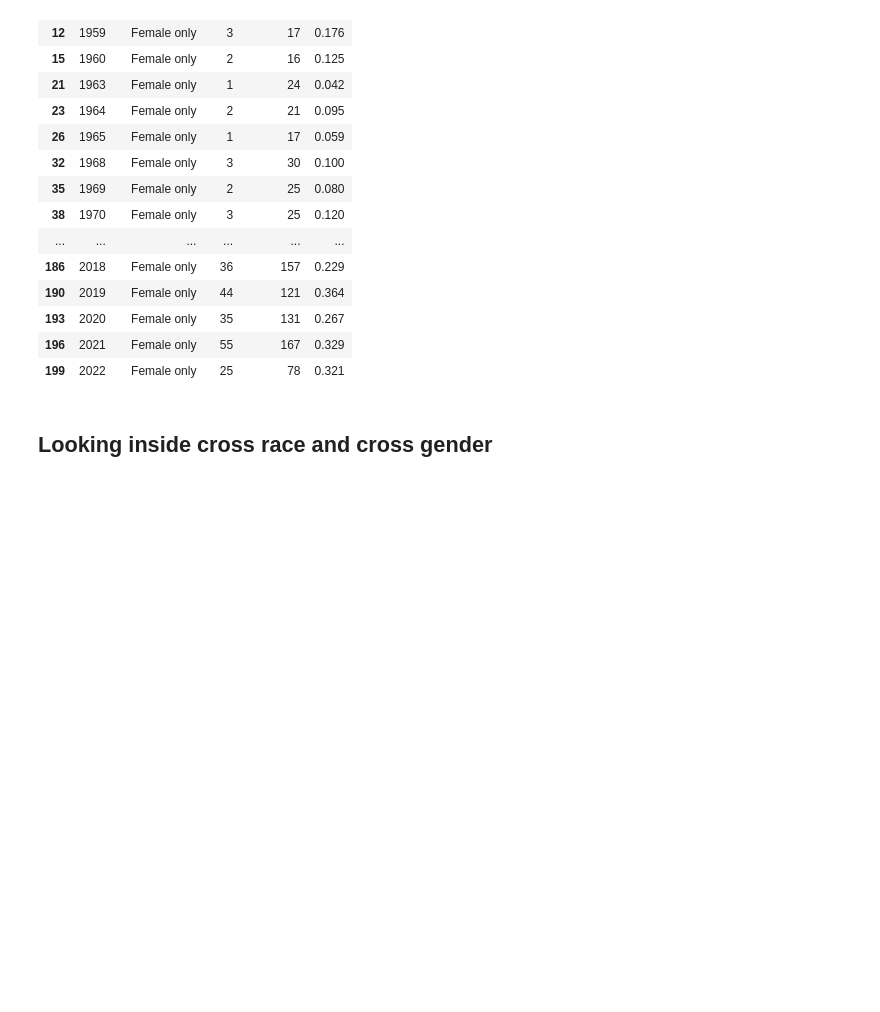
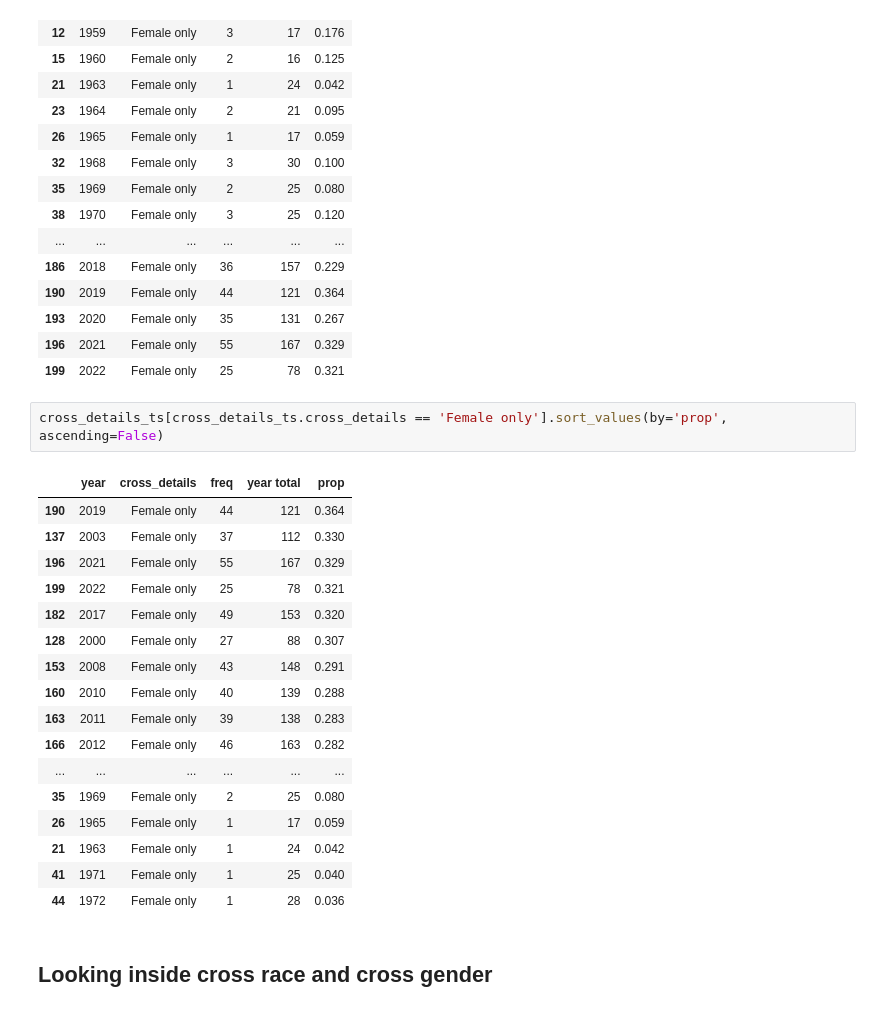
Before and after one commit to hongtaoh/ICA_Journals, a Jupyter notebook: Analysis_and_Plotting/2022-10-28-Analyze-collaboration.ipynb, the cells around one changed output. Cells and saved outputs as stored; diff of their text form; blank space fills up the shorter version.

```diff
--- a/Analysis_and_Plotting/2022-10-28-Analyze-collaboration.ipynb
+++ b/Analysis_and_Plotting/2022-10-28-Analyze-collaboration.ipynb
@@ -447,6 +461,26 @@ cross_details_ts[cross_details_ts.cross_details == 'Female only']
 | 193 | 2020 | Female only | 35 | 131 | 0.267 |
 | 196 | 2021 | Female only | 55 | 167 | 0.329 |
 | 199 | 2022 | Female only | 25 | 78 | 0.321 |
+# %%
+cross_details_ts[cross_details_ts.cross_details == 'Female only'].sort_values(by='prop', ascending=False)
+# %% [output]
+|  | year | cross_details | freq | year total | prop |
+| 190 | 2019 | Female only | 44 | 121 | 0.364 |
+| 137 | 2003 | Female only | 37 | 112 | 0.330 |
+| 196 | 2021 | Female only | 55 | 167 | 0.329 |
+| 199 | 2022 | Female only | 25 | 78 | 0.321 |
+| 182 | 2017 | Female only | 49 | 153 | 0.320 |
+| 128 | 2000 | Female only | 27 | 88 | 0.307 |
+| 153 | 2008 | Female only | 43 | 148 | 0.291 |
+| 160 | 2010 | Female only | 40 | 139 | 0.288 |
+| 163 | 2011 | Female only | 39 | 138 | 0.283 |
+| 166 | 2012 | Female only | 46 | 163 | 0.282 |
+| ... | ... | ... | ... | ... | ... |
+| 35 | 1969 | Female only | 2 | 25 | 0.080 |
+| 26 | 1965 | Female only | 1 | 17 | 0.059 |
+| 21 | 1963 | Female only | 1 | 24 | 0.042 |
+| 41 | 1971 | Female only | 1 | 25 | 0.040 |
+| 44 | 1972 | Female only | 1 | 28 | 0.036 |
 # %% [markdown]
 ## Looking inside cross race and cross gender
 # %%
```
Also changed, not shown: parts of 5 cells of this notebook, 2 other files.
